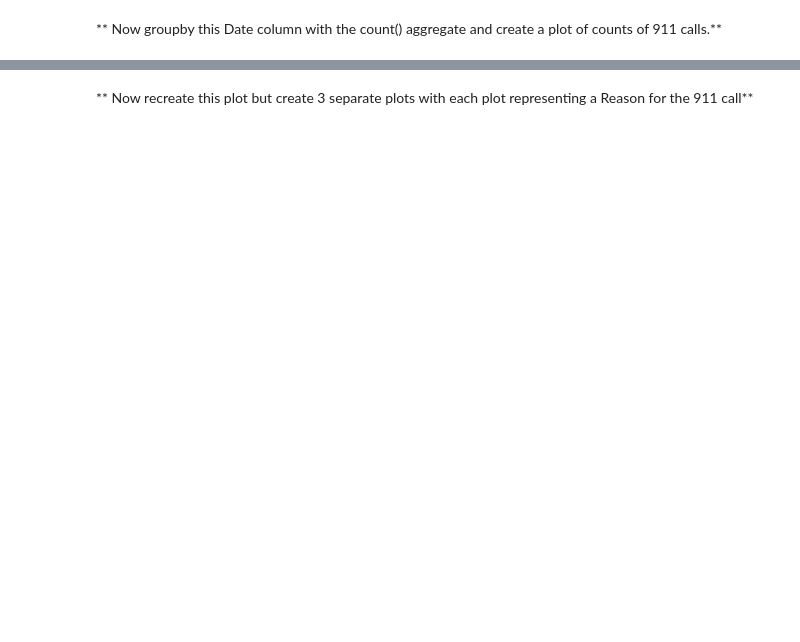
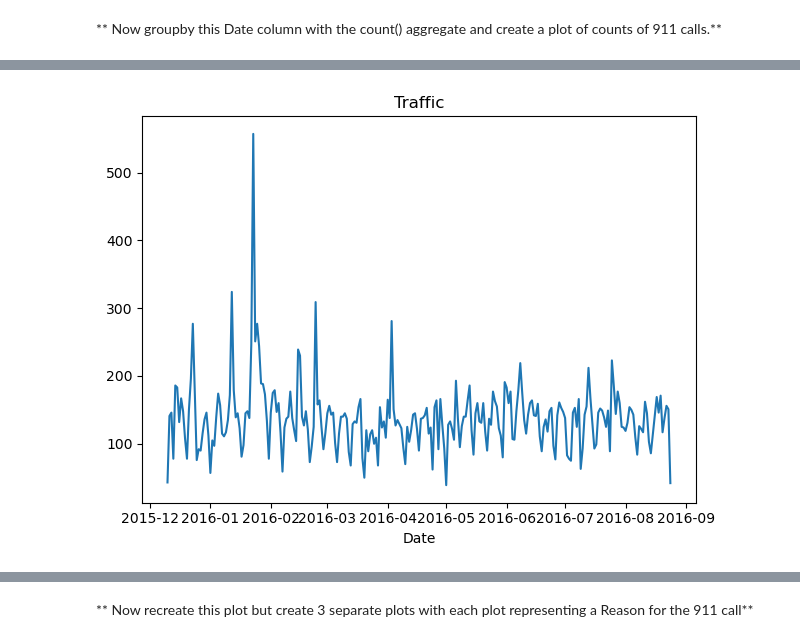
Before and after one commit to Basi10/911_calls_analysis, a Jupyter notebook: 01-911 Calls Data Capstone Project.ipynb, the cells around one changed output, grey strips where cells are left out. Saved outputs shown, nothing was run; the diff lists cells and outputs as text; code cells hidden in the pictures; blank space fills up the shorter version.

```diff
--- a/01-911 Calls Data Capstone Project.ipynb
+++ b/01-911 Calls Data Capstone Project.ipynb
@@ -228,0 +255,6 @@ _____
+# %%
+df[df['Reason']=='Traffic'].groupby('Date').count()['lat'].plot()
+plt.title('Traffic')
+plt.tight_layout()
+# %% [output]
+[figure, added]
```
Also changed, not shown: parts of 18 cells of this notebook.
